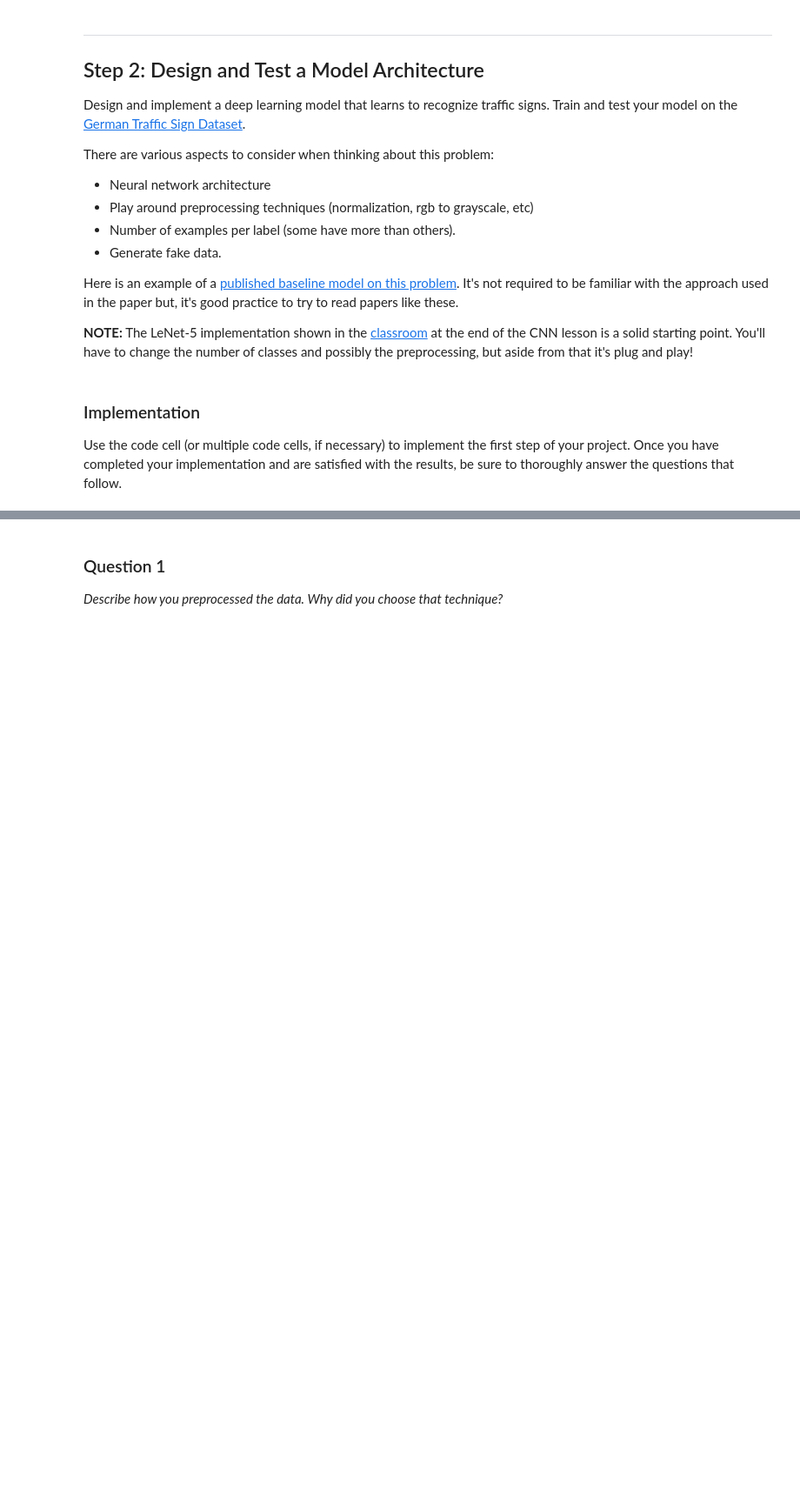
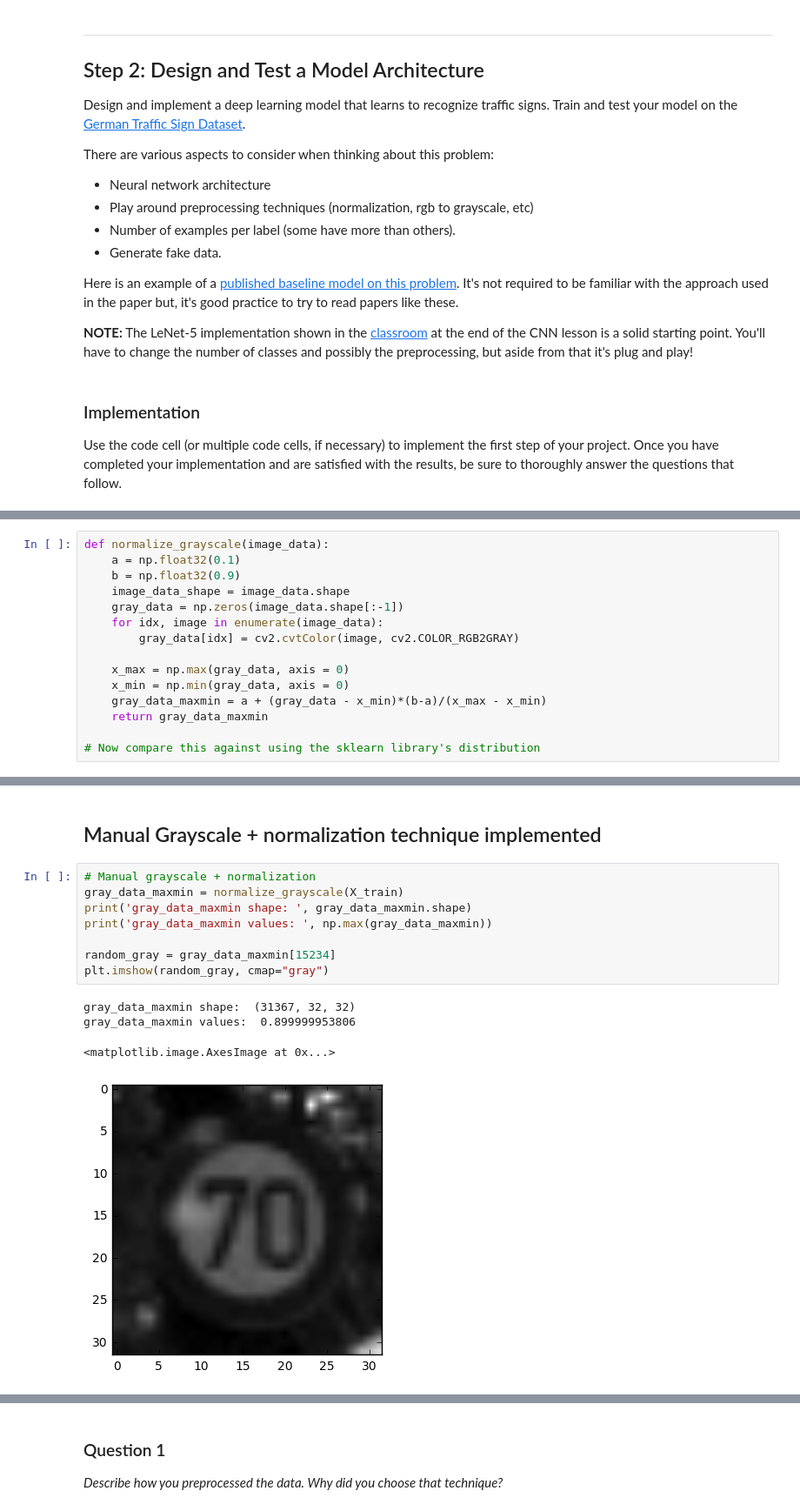
Before and after one commit to JonathanCMitchell/CarND-Traffic-Sign-Classifier-Project, a Jupyter notebook: Traffic_Sign_Classifier.ipynb, the cells around one changed output, grey strips where cells are left out. Shown: that part at 87% size. Drawn from its saved outputs; the diff is of its cells as text; blank space fills up the shorter version.

```diff
--- a/Traffic_Sign_Classifier.ipynb
+++ b/Traffic_Sign_Classifier.ipynb
@@ -156,0 +186,15 @@ X_train, y_train = shuffle(X_train, y_train)
+# %%
+def normalize_grayscale(image_data):
+    a = np.float32(0.1)
+    b = np.float32(0.9)
+    image_data_shape = image_data.shape
+    gray_data = np.zeros(image_data.shape[:-1])
+    for idx, image in enumerate(image_data):
+        gray_data[idx] = cv2.cvtColor(image, cv2.COLOR_RGB2GRAY)
+
+    x_max = np.max(gray_data, axis = 0)
+    x_min = np.min(gray_data, axis = 0)
+    gray_data_maxmin = a + (gray_data - x_min)*(b-a)/(x_max - x_min)
+    return gray_data_maxmin
+
+# Now compare this against using the sklearn library's distribution
@@ -156,0 +217,15 @@ X_train, y_train = shuffle(X_train, y_train)
+# %% [markdown]
+## Manual Grayscale + normalization technique implemented
+# %%
+# Manual grayscale + normalization
+gray_data_maxmin = normalize_grayscale(X_train)
+print('gray_data_maxmin shape: ', gray_data_maxmin.shape)
+print('gray_data_maxmin values: ', np.max(gray_data_maxmin))
+
+random_gray = gray_data_maxmin[15234]
+plt.imshow(random_gray, cmap="gray")
+# %% [output]
+gray_data_maxmin shape:  (31367, 32, 32)
+gray_data_maxmin values:  0.899999953806
+<matplotlib.image.AxesImage at 0x...>
+[figure, added]
```
Also changed, not shown: parts of 17 cells of this notebook.
